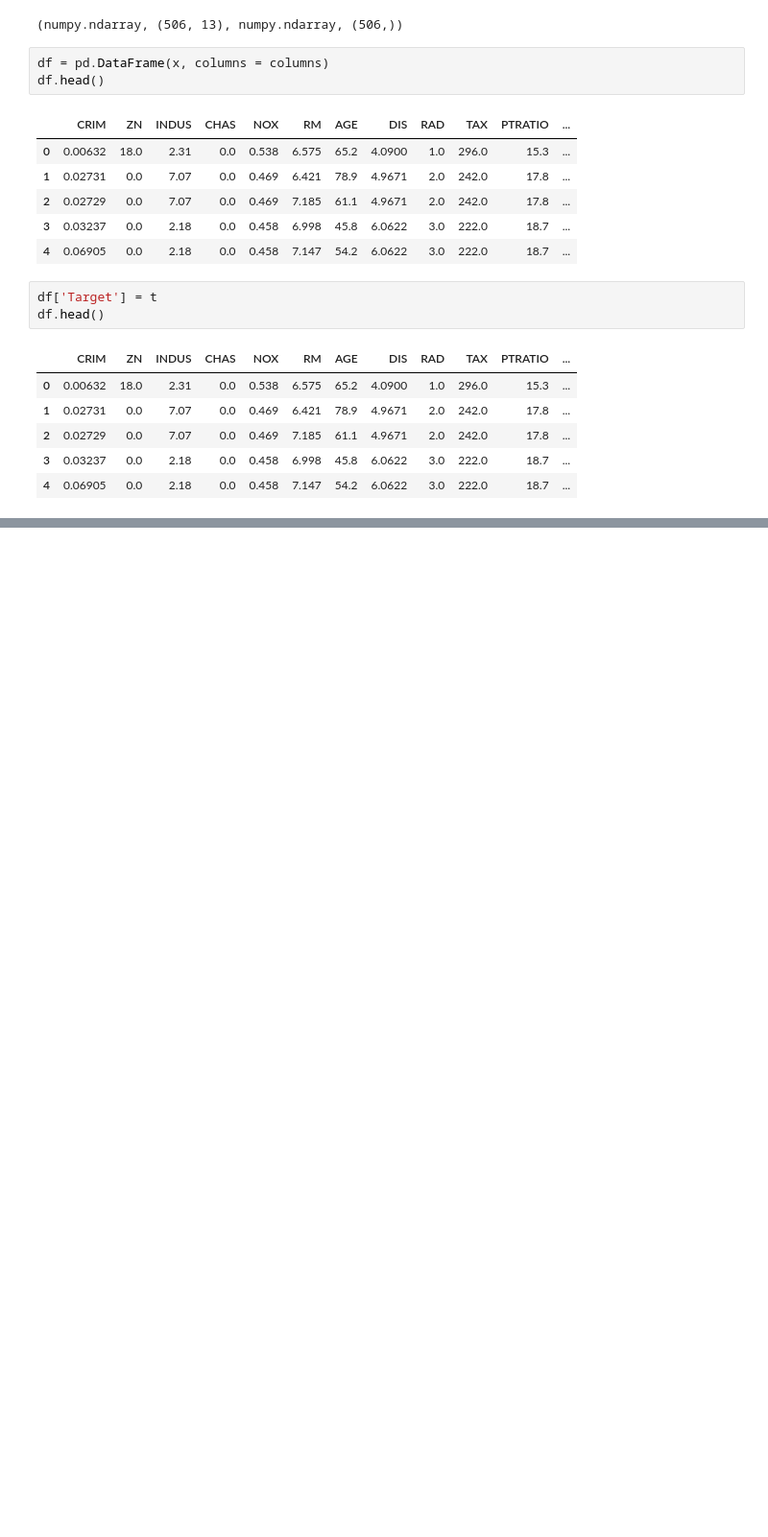
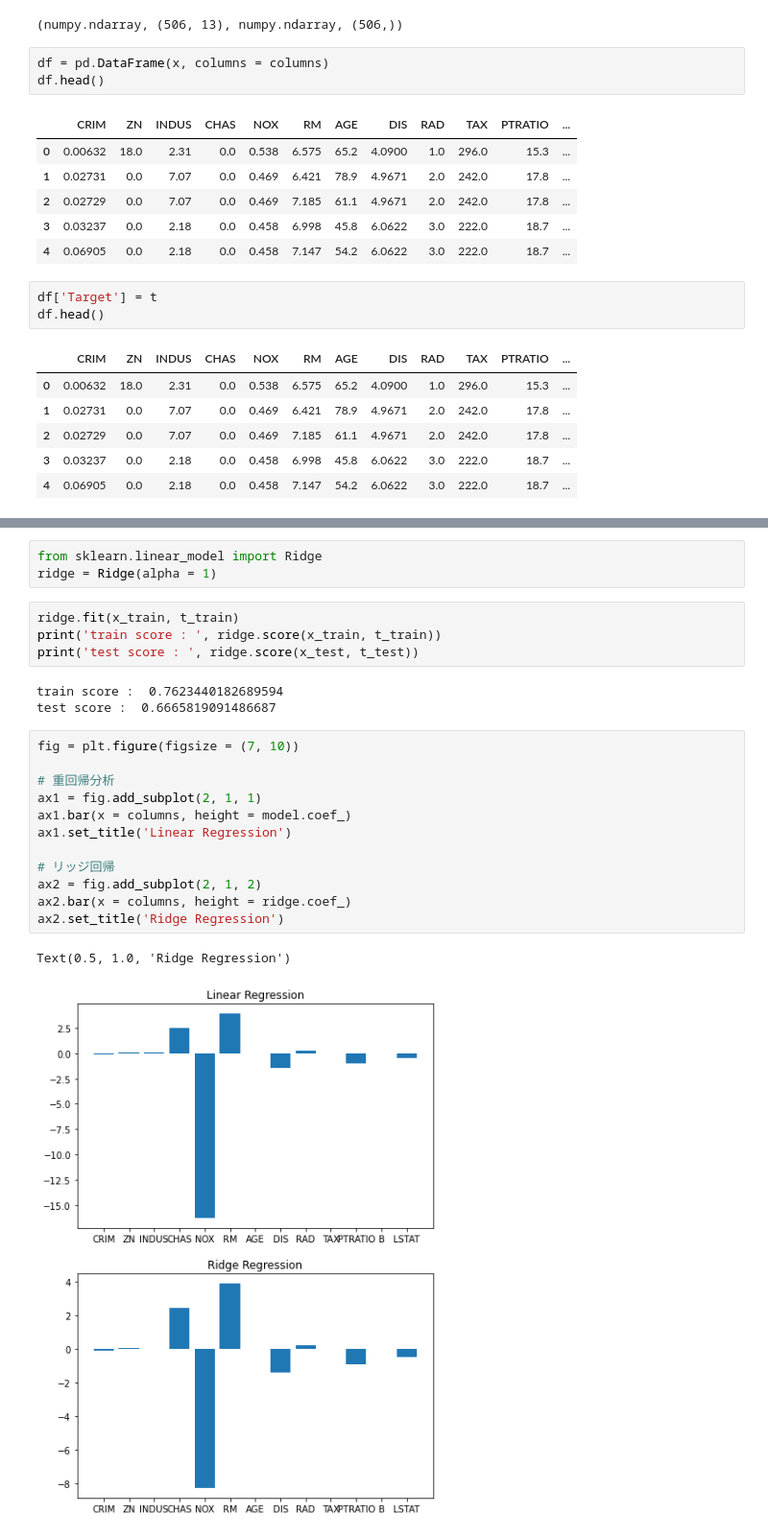
Before and after one commit to ash-coding/machine_learning, a Jupyter notebook: kikagaku/regression_with.ipynb, the cells around one changed output, grey strips where cells are left out. Shown at 96% size. Drawn from its saved outputs; the diff is of its cells as text; blank space fills up the shorter version.

```diff
--- a/kikagaku/regression_with.ipynb
+++ b/kikagaku/regression_with.ipynb
@@ -43,0 +78,25 @@ df.head()
+# %%
+from sklearn.linear_model import Ridge
+ridge = Ridge(alpha = 1)
+# %%
+ridge.fit(x_train, t_train)
+print('train score : ', ridge.score(x_train, t_train))
+print('test score : ', ridge.score(x_test, t_test))
+# %% [output]
+train score :  0.7623440182689594
+test score :  0.6665819091486687
+# %%
+fig = plt.figure(figsize = (7, 10))
+
+# 重回帰分析
+ax1 = fig.add_subplot(2, 1, 1)
+ax1.bar(x = columns, height = model.coef_)
+ax1.set_title('Linear Regression')
+
+# リッジ回帰
+ax2 = fig.add_subplot(2, 1, 2)
+ax2.bar(x = columns, height = ridge.coef_)
+ax2.set_title('Ridge Regression')
+# %% [output]
+Text(0.5, 1.0, 'Ridge Regression')
+[figure, added]
```
Also changed, not shown: parts of 17 cells of this notebook, 1 other file.
